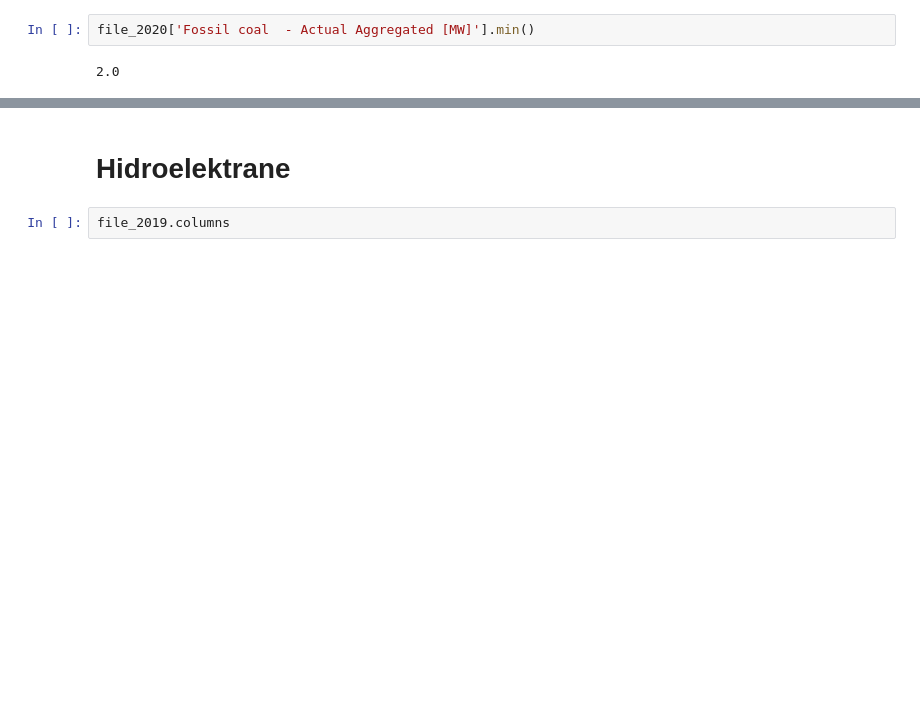
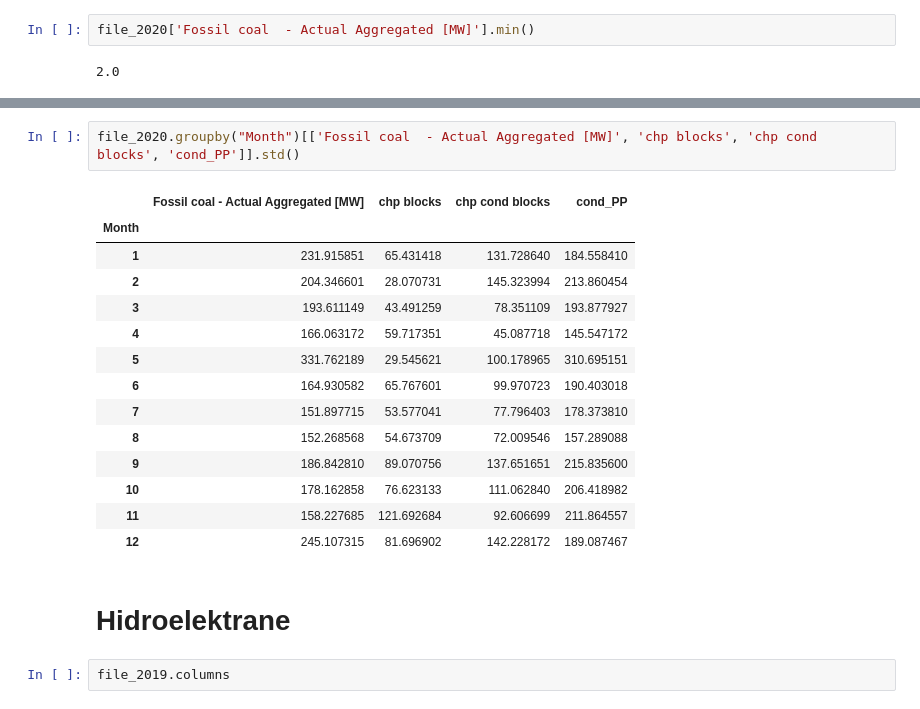
Before and after one commit to ehlimana/Electricity-analysis, a Jupyter notebook: TE_HE.ipynb, the cells around one changed output, grey strips where cells are left out. Cells and saved outputs as stored; diff of their text form; blank space fills up the shorter version.

```diff
--- a/TE_HE.ipynb
+++ b/TE_HE.ipynb
@@ -286,3 +304,20 @@ file_2019[file_2019['Fossil coal  - Actual Aggregated [MW]']==0]
+# %%
+file_2020.groupby("Month")[['Fossil coal  - Actual Aggregated [MW]', 'chp blocks', 'chp cond blocks', 'cond_PP']].std()
+# %% [output]
+|  | Fossil coal - Actual Aggregated [MW] | chp blocks | chp cond blocks | cond_PP |
+| Month |  |  |  |  |
+| 1 | 231.915851 | 65.431418 | 131.728640 | 184.558410 |
+| 2 | 204.346601 | 28.070731 | 145.323994 | 213.860454 |
+| 3 | 193.611149 | 43.491259 | 78.351109 | 193.877927 |
+| 4 | 166.063172 | 59.717351 | 45.087718 | 145.547172 |
+| 5 | 331.762189 | 29.545621 | 100.178965 | 310.695151 |
+| 6 | 164.930582 | 65.767601 | 99.970723 | 190.403018 |
+| 7 | 151.897715 | 53.577041 | 77.796403 | 178.373810 |
+| 8 | 152.268568 | 54.673709 | 72.009546 | 157.289088 |
+| 9 | 186.842810 | 89.070756 | 137.651651 | 215.835600 |
+| 10 | 178.162858 | 76.623133 | 111.062840 | 206.418982 |
+| 11 | 158.227685 | 121.692684 | 92.606699 | 211.864557 |
+| 12 | 245.107315 | 81.696902 | 142.228172 | 189.087467 |
 # %% [markdown]
 # Hidroelektrane
 # %%
```
Also changed, not shown: parts of 6 cells of this notebook, 6 other files.
